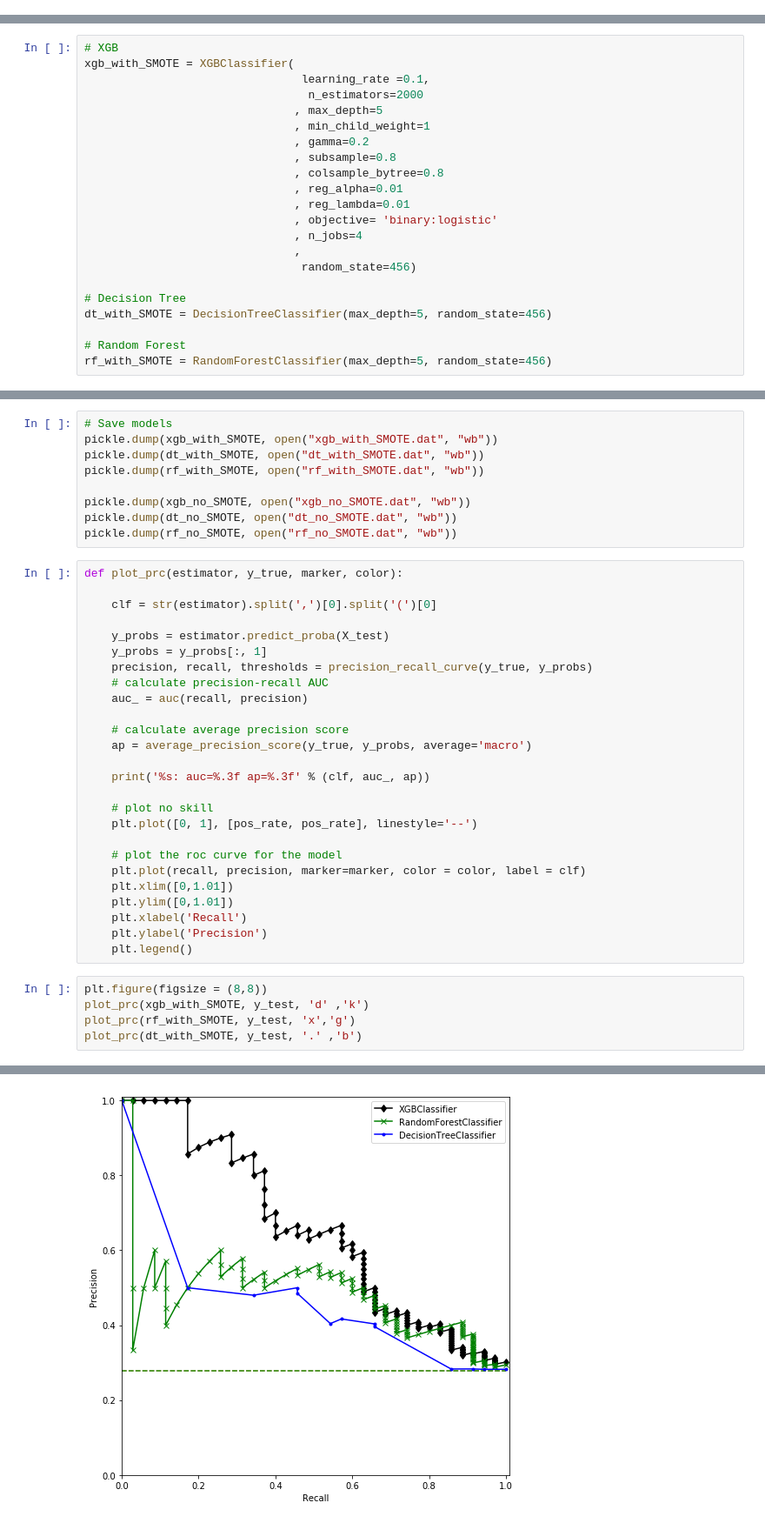
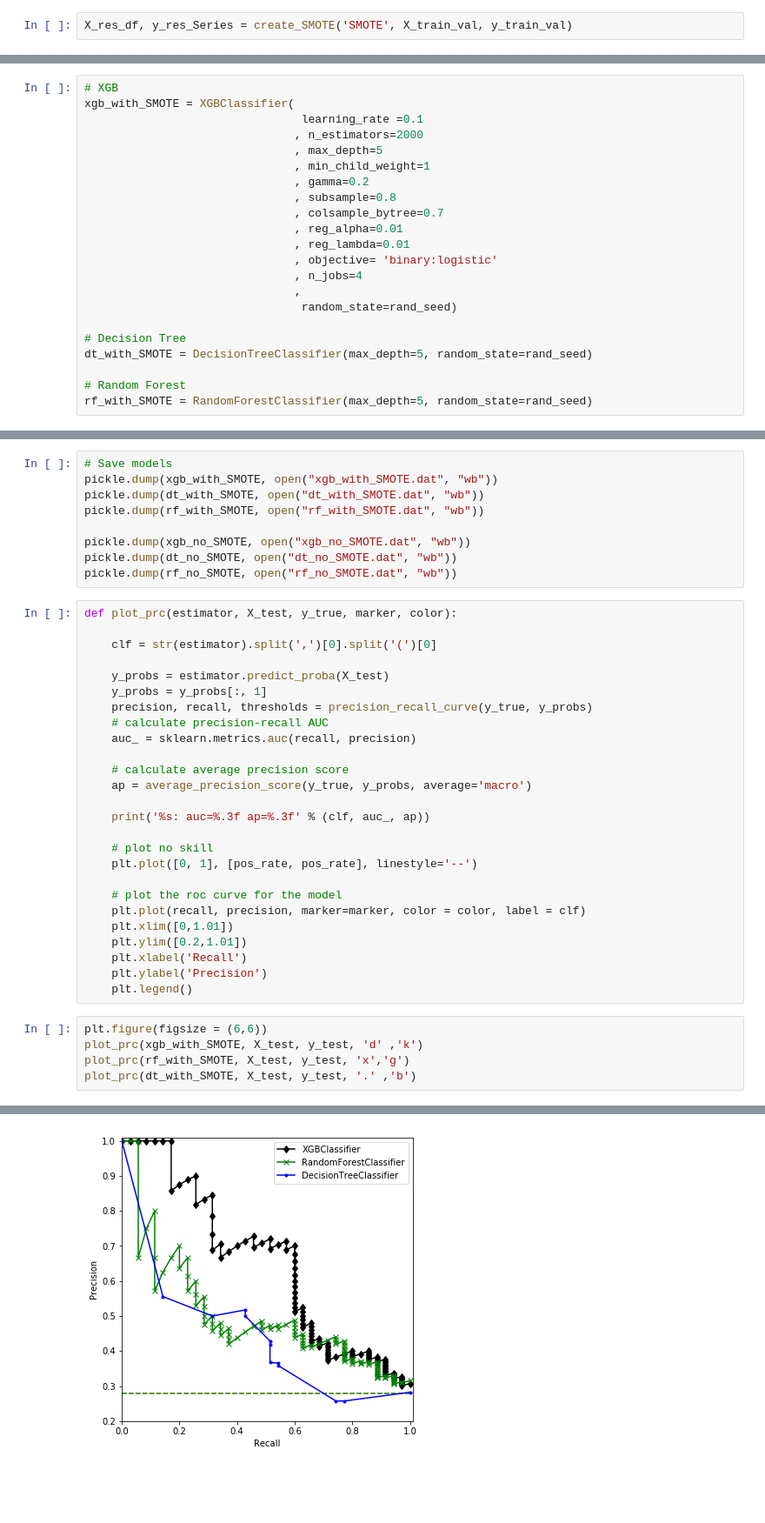
Before and after one commit to jundongq/Woodlawn_Beach, a Jupyter notebook: xgb_classification_paper_all_variables.ipynb, the cells around one changed output, grey strips where cells are left out. Shown at 87% size. Saved outputs shown, nothing was run; the diff lists cells and outputs as text; blank space fills up the shorter version.

```diff
--- a/xgb_classification_paper_all_variables.ipynb
+++ b/xgb_classification_paper_all_variables.ipynb
@@ -76,3 +87,5 @@ y_res_Series = pd.Series(data=y_res)
+# %%
+X_res_df, y_res_Series = create_SMOTE('SMOTE', X_train_val, y_train_val)
 # %%
 print ("%d samples before applying SMOTE" % X_train_val.shape[0])
 print ("%d samples after applying SMOTE" % X_res_df.shape[0])
@@ -95,25 +134,25 @@ Positive ratio: 0.2788
 # %%
 # XGB
 xgb_with_SMOTE = XGBClassifier(
-                                learning_rate =0.1,
-                                 n_estimators=2000
+                                learning_rate =0.1
+                               , n_estimators=2000
                                , max_depth=5
                                , min_child_weight=1
                                , gamma=0.2
                                , subsample=0.8
-                               , colsample_bytree=0.8
+                               , colsample_bytree=0.7
                                , reg_alpha=0.01
                                , reg_lambda=0.01
                                , objective= 'binary:logistic'
                                , n_jobs=4
                                ,
-                                random_state=456)
+                                random_state=rand_seed)
 
 # Decision Tree
-dt_with_SMOTE = DecisionTreeClassifier(max_depth=5, random_state=456)
+dt_with_SMOTE = DecisionTreeClassifier(max_depth=5, random_state=rand_seed)
 
 # Random Forest
-rf_with_SMOTE = RandomForestClassifier(max_depth=5, random_state=456)
+rf_with_SMOTE = RandomForestClassifier(max_depth=5, random_state=rand_seed)
 # %%
 # XGB
 xgb_no_SMOTE = XGBClassifier(
@@ -156,7 +202,7 @@ pickle.dump(xgb_no_SMOTE, open("xgb_no_SMOTE.dat", "wb"))
 pickle.dump(dt_no_SMOTE, open("dt_no_SMOTE.dat", "wb"))
 pickle.dump(rf_no_SMOTE, open("rf_no_SMOTE.dat", "wb"))
 # %%
-def plot_prc(estimator, y_true, marker, color):
+def plot_prc(estimator, X_test, y_true, marker, color):
 
     clf = str(estimator).split(',')[0].split('(')[0]
 
@@ -164,7 +210,7 @@ def plot_prc(estimator, y_true, marker, color):
     y_probs = y_probs[:, 1]
     precision, recall, thresholds = precision_recall_curve(y_true, y_probs)
     # calculate precision-recall AUC
-    auc_ = auc(recall, precision)
+    auc_ = sklearn.metrics.auc(recall, precision)
 
     # calculate average precision score
     ap = average_precision_score(y_true, y_probs, average='macro')
@@ -177,13 +223,13 @@ def plot_prc(estimator, y_true, marker, color):
     # plot the roc curve for the model
     plt.plot(recall, precision, marker=marker, color = color, label = clf)
     plt.xlim([0,1.01])
-    plt.ylim([0,1.01])
+    plt.ylim([0.2,1.01])
     plt.xlabel('Recall')
     plt.ylabel('Precision')
     plt.legend()
 # %%
-plt.figure(figsize = (8,8))
-plot_prc(xgb_with_SMOTE, y_test, 'd' ,'k')
-plot_prc(rf_with_SMOTE, y_test, 'x','g')
-plot_prc(dt_with_SMOTE, y_test, '.' ,'b')
+plt.figure(figsize = (6,6))
+plot_prc(xgb_with_SMOTE, X_test, y_test, 'd' ,'k')
+plot_prc(rf_with_SMOTE, X_test, y_test, 'x','g')
+plot_prc(dt_with_SMOTE, X_test, y_test, '.' ,'b')
 # %% [output]
@@ -193,2 +239,2 @@ DecisionTreeClassifier: auc=0.462 ap=0.403
-[figure, old version]
+[figure, new version]
 # %%
```
Also changed, not shown: parts of 24 cells of this notebook.
